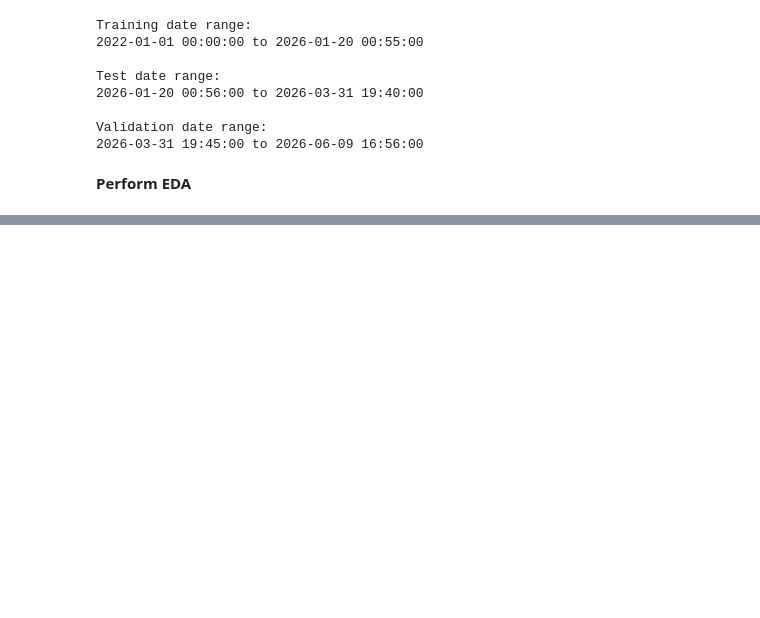
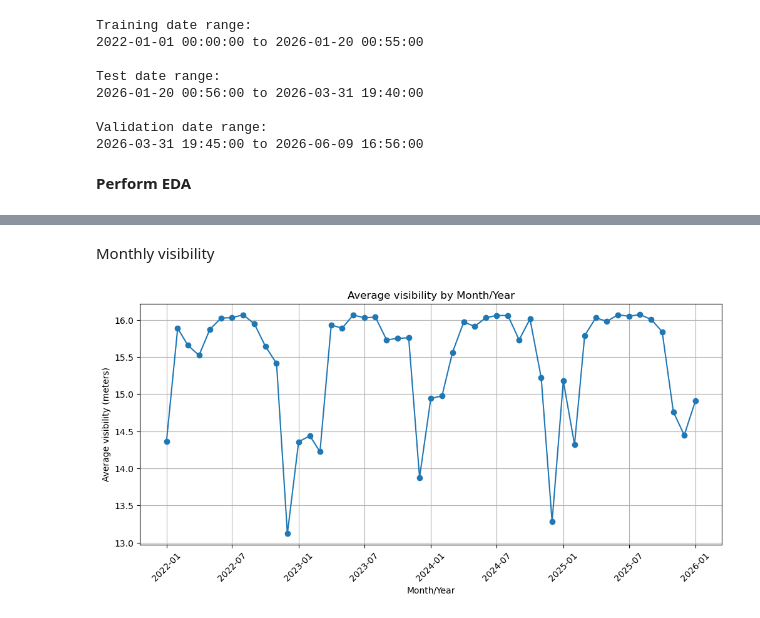
Before and after one commit to UC-Berkeley-I-School/207-Summer26-FinalProject-MLModel, a Jupyter notebook: EDA/SFO_NOAA_EDA_YvonneChook.ipynb, the cells around one changed output, grey strips where cells are left out. Cells and saved outputs as stored; diff of their text form; code cells hidden in the pictures; blank space fills up the shorter version.

```diff
--- a/EDA/SFO_NOAA_EDA_YvonneChook.ipynb
+++ b/EDA/SFO_NOAA_EDA_YvonneChook.ipynb
@@ -101,0 +194,14 @@ plt.show()
+# %% [markdown]
+Monthly visibility
+# %%
+plt.figure(figsize=(12, 5))
+plt.plot(monthly_weather["Month_Year"], monthly_weather["visibility"], marker="o")
+
+plt.xlabel("Month/Year")
+plt.ylabel("Average visibility (meters)")
+plt.title("Average visibility by Month/Year")
+plt.xticks(rotation=45)
+plt.grid()
+plt.show()
+# %% [output]
+[figure, added]
```
Also changed, not shown: parts of 18 cells of this notebook.
